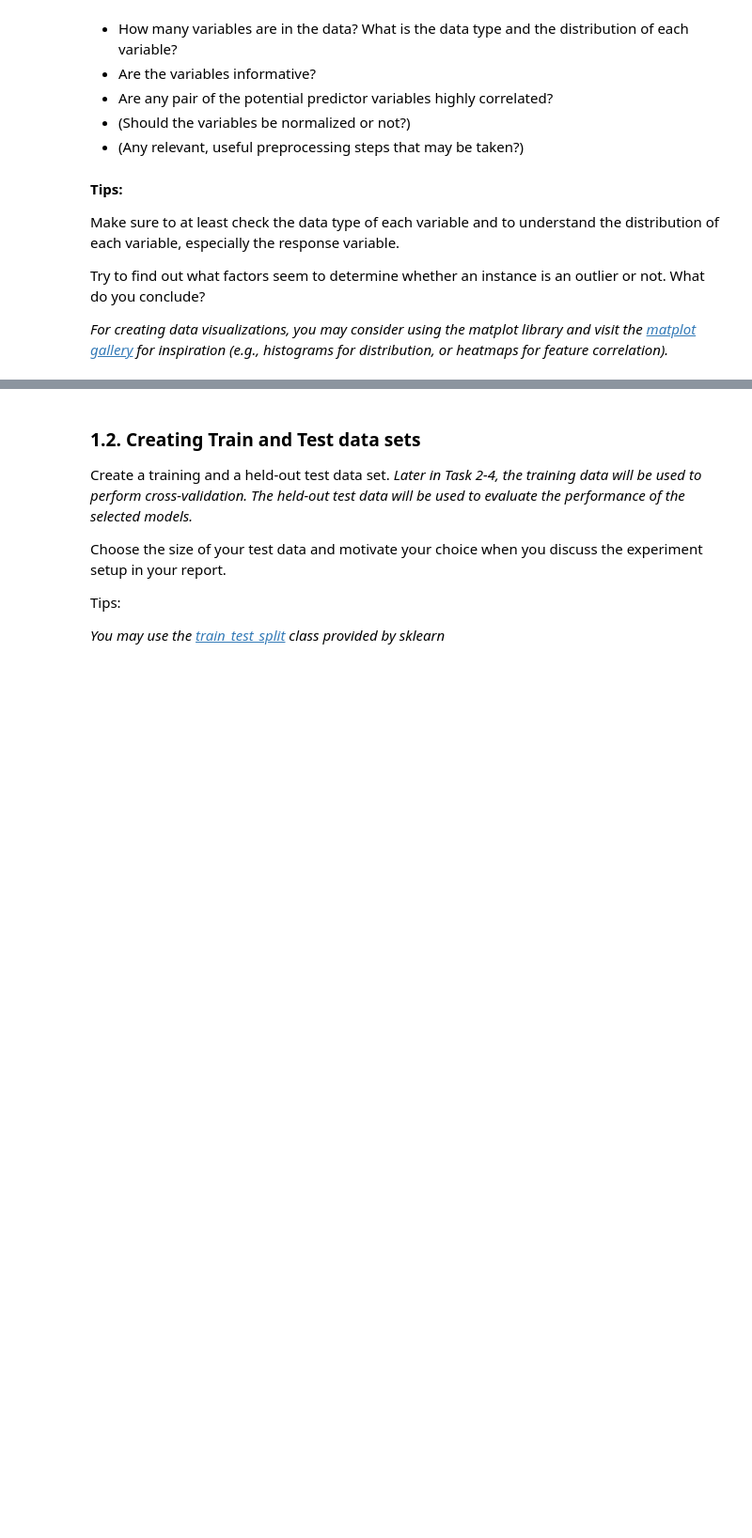
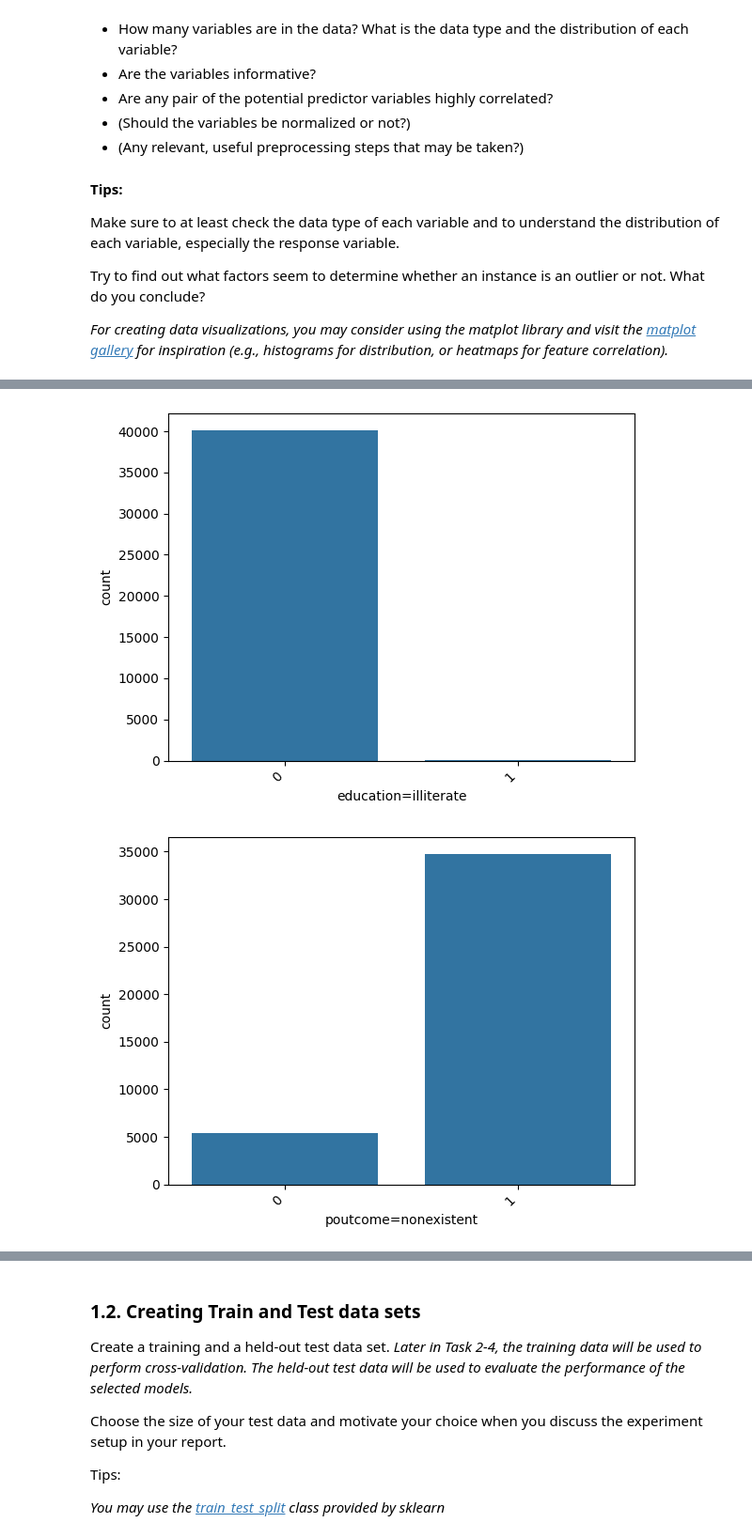
Before and after one commit to Zi-lon/Applications-of-machine-learning, a Jupyter notebook: Assignment 1/Assignment 1.ipynb, the cells around one changed output, grey strips where cells are left out. Shown at 94% size. Cells and saved outputs as stored; diff of their text form; code cells hidden in the pictures; blank space fills up the shorter version.

```diff
--- a/Assignment 1/Assignment 1.ipynb
+++ b/Assignment 1/Assignment 1.ipynb
@@ -95,0 +136,39 @@ print(data.describe())
+# %%
+# import packages
+import matplotlib.pyplot as plt
+import seaborn as sns
+
+# create an overview of the data
+# print(data.describe())
+# print(data.columns)
+
+# TODO: plot figure(s)
+sns.countplot(x="education=illiterate", data=data)
+plt.xticks(rotation=45, ha='right')
+plt.show()
+
+sns.countplot(x="poutcome=nonexistent", data=data)
+plt.xticks(rotation=45, ha='right')
+plt.show()
+
+sns.countplot(x="poutcome=failure", data=data)
+plt.xticks(rotation=45, ha='right')
+plt.show()
+
+sns.countplot(x="poutcome=success", data=data)
+plt.xticks(rotation=45, ha='right')
+plt.show()
+
+sns.countplot(x="class", data=data)
+plt.show()
+
+sns.countplot(x="nr.employed", data=data)
+plt.xticks(rotation=45, ha='right')
+plt.show()
+
+sns.countplot(x="emp.var.rate", data=data)
+plt.xticks(rotation=45, ha='right')
+plt.show()
+# %% [output]
+[figure, added]
+[figure, added]
```
Also changed, not shown: parts of 12 cells of this notebook.
